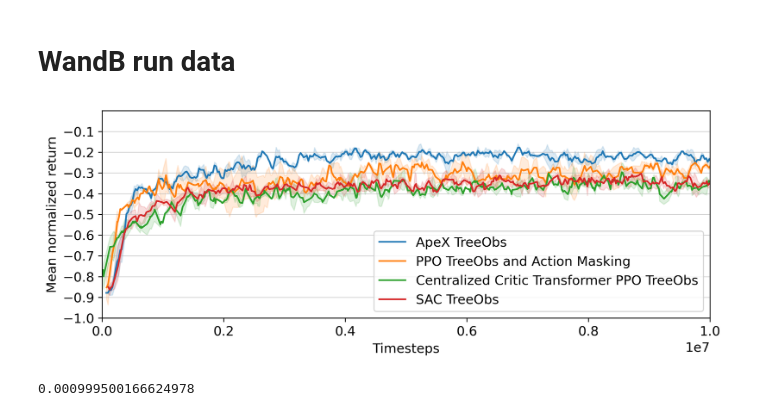
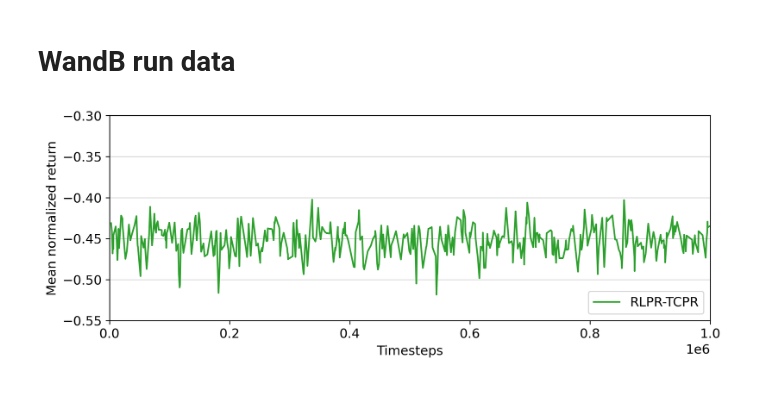
Before and after one commit to wullli/flatlander, a Jupyter notebook: notebooks/plot_baselines.ipynb, the cells around one changed output. Saved outputs shown, nothing was run; the diff lists cells and outputs as text; code cells hidden in the pictures.

```diff
--- a/notebooks/plot_baselines.ipynb
+++ b/notebooks/plot_baselines.ipynb
@@ -24,3 +24,5 @@ run_map = {"ApeX TreeObs": ["w3mw58ul", "3c8dz991"],
+# %%
+run_map = {"RLPR-TCPR": ["2yio0wjn"]}
 # %%
 grouped_runs = {gn: [run_prefix + rid for rid in ids] for gn, ids in run_map.items()}
 # %%
@@ -39,6 +41,7 @@ for gn, run_paths in grouped_runs.items():
 def plot_with_error_band(x_key: str, y_key: str,
                          dfs: list,
                          color='#CC4F1B',
+                         offset=None,
                          label=None):
     lengths = [len(df.values) for df in dfs]
     min_len = min(lengths)
@@ -56,26 +59,26 @@ def plot_with_error_band(x_key: str, y_key: str,
 # %%
 x_key = "timesteps_total"
 y_key = "custom_metrics/episode_score_normalized_mean"
 
 color_idx = 0
 f = figure(num=None, figsize=(10, 3.5), dpi=300, facecolor='w', edgecolor='k')
 
-plt.xlim((0, 1e7))
-plt.ylim((-1, 0))
+plt.xlim((0, 1e6))
+plt.ylim((-0.55, -0.3))
 
 for gn, dfs in grouped_dfs.items():
-    color = list(mcolors.TABLEAU_COLORS.values())[color_idx]
+    color = list(mcolors.TABLEAU_COLORS.values())[2:][color_idx]
     plot_with_error_band(x_key, y_key, dfs, color, label=gn)
     color_idx += 1
 
-plt.yticks(ticks=np.arange(-1, 0, 0.1))
+plt.yticks(ticks=np.arange(-0.55, -0.3, 0.05))
 plt.grid(axis='y', alpha=0.5)
 plt.legend(loc="lower right")
 plt.ylabel("Mean normalized return")
 plt.xlabel("Timesteps")
 plt.title("")
 plt.show()
 
-f.savefig("./baselines_plot.pdf", bbox_inches='tight')
+f.savefig("./rlpr_plot.pdf", bbox_inches='tight')
 # %% [output]
-[figure, old version]
+[figure, new version]
@@ -84,4 +84,0 @@ import numpy as np
-# %%
-1 - np.exp(-1/1000)
-# %% [output]
-0.000999500166624978
```
Also changed, not shown: parts of 2 cells of this notebook, 3 other files.
